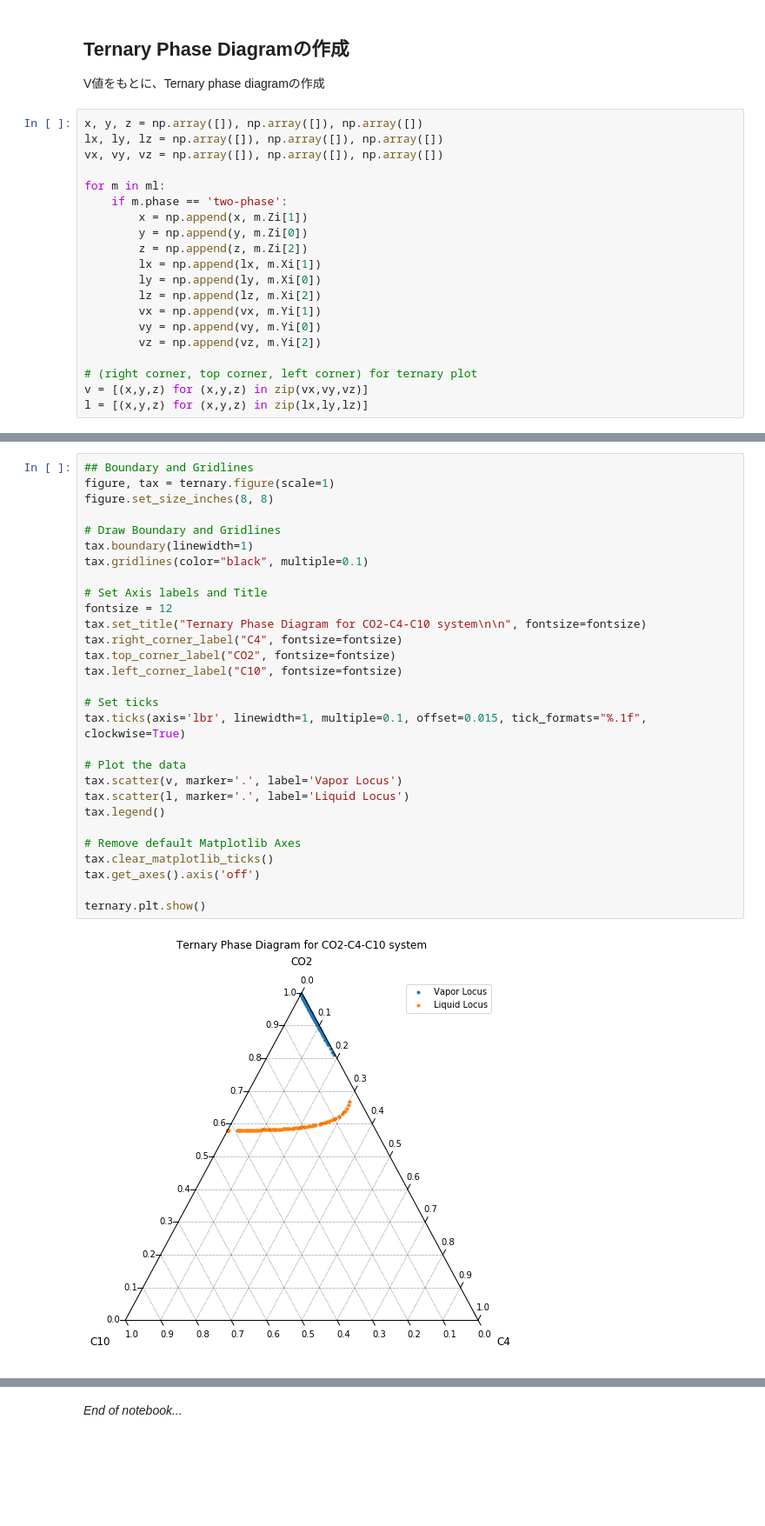
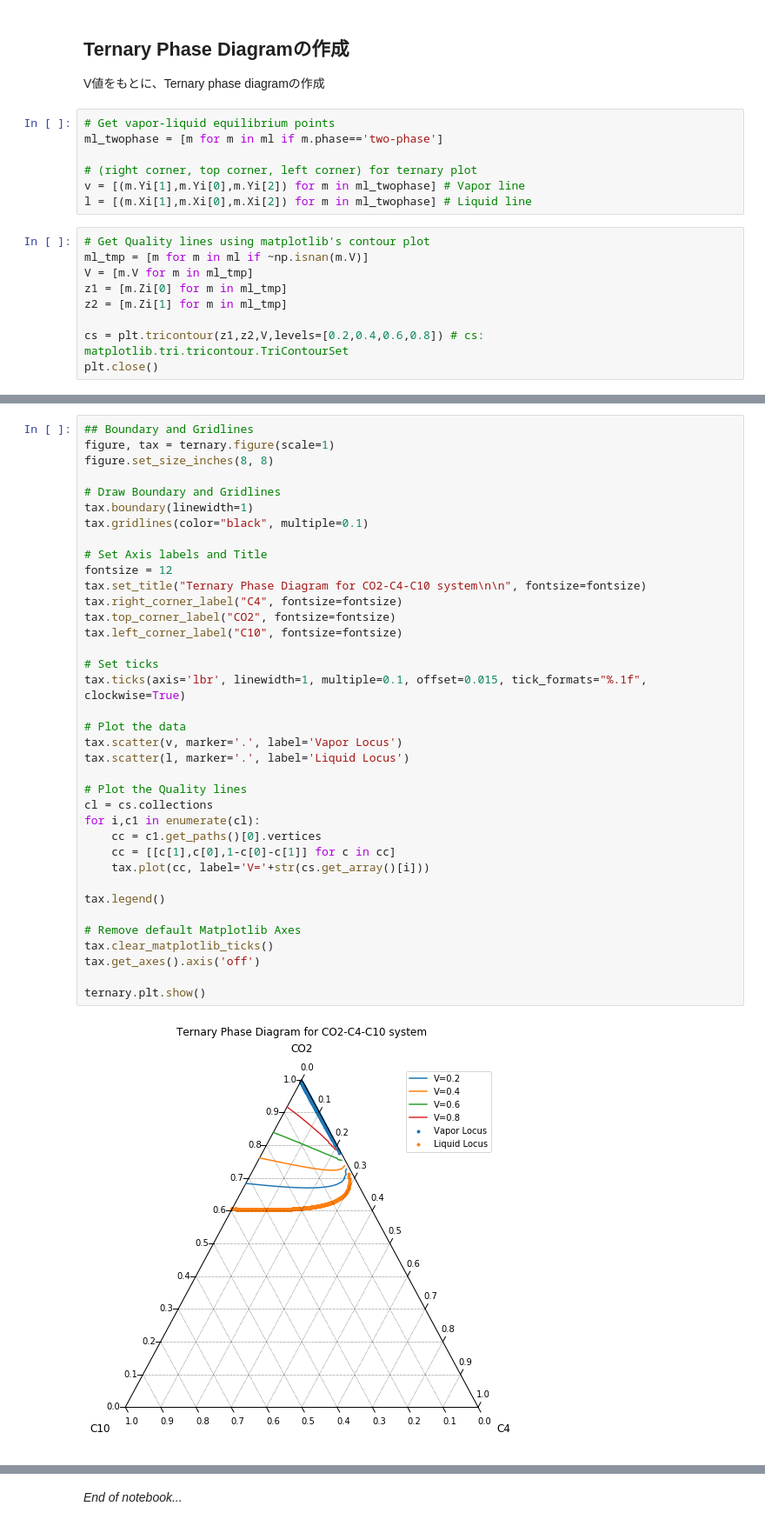
Before and after one commit to mayuneko-re/notebook, a Jupyter notebook: colab/Ternary_Phase_Diagram.ipynb, the cells around one changed output, grey strips where cells are left out. Shown at 87% size. Saved outputs shown, nothing was run; the diff lists cells and outputs as text; blank space fills up the shorter version.

```diff
--- a/colab/Ternary_Phase_Diagram.ipynb
+++ b/colab/Ternary_Phase_Diagram.ipynb
@@ -119,23 +92,19 @@ for Zi in tqdm(Zi_list):
 ## Ternary Phase Diagramの作成
 
 V値をもとに、Ternary phase diagramの作成
-# %%
-x, y, z = np.array([]), np.array([]), np.array([])
-lx, ly, lz = np.array([]), np.array([]), np.array([])
-vx, vy, vz = np.array([]), np.array([]), np.array([])
-
-for m in ml:
-    if m.phase == 'two-phase':
-        x = np.append(x, m.Zi[1])
-        y = np.append(y, m.Zi[0])
-        z = np.append(z, m.Zi[2])
-        lx = np.append(lx, m.Xi[1])
-        ly = np.append(ly, m.Xi[0])
-        lz = np.append(lz, m.Xi[2])
-        vx = np.append(vx, m.Yi[1])
-        vy = np.append(vy, m.Yi[0])
-        vz = np.append(vz, m.Yi[2])
-
-# (right corner, top corner, left corner) for ternary plot
-v = [(x,y,z) for (x,y,z) in zip(vx,vy,vz)]
-l = [(x,y,z) for (x,y,z) in zip(lx,ly,lz)]
+# %%
+# Get vapor-liquid equilibrium points
+ml_twophase = [m for m in ml if m.phase=='two-phase']
+
+# (right corner, top corner, left corner) for ternary plot
+v = [(m.Yi[1],m.Yi[0],m.Yi[2]) for m in ml_twophase] # Vapor line
+l = [(m.Xi[1],m.Xi[0],m.Xi[2]) for m in ml_twophase] # Liquid line
+# %%
+# Get Quality lines using matplotlib's contour plot
+ml_tmp = [m for m in ml if ~np.isnan(m.V)]
+V = [m.V for m in ml_tmp]
+z1 = [m.Zi[0] for m in ml_tmp]
+z2 = [m.Zi[1] for m in ml_tmp]
+
+cs = plt.tricontour(z1,z2,V,levels=[0.2,0.4,0.6,0.8]) # cs: matplotlib.tri.tricontour.TriContourSet
+plt.close()
@@ -142,31 +113,39 @@ l = [(x,y,z) for (x,y,z) in zip(lx,ly,lz)]
 # %%
 ## Boundary and Gridlines
 figure, tax = ternary.figure(scale=1)
 figure.set_size_inches(8, 8)
 
 # Draw Boundary and Gridlines
 tax.boundary(linewidth=1)
 tax.gridlines(color="black", multiple=0.1)
 
 # Set Axis labels and Title
 fontsize = 12
 tax.set_title("Ternary Phase Diagram for CO2-C4-C10 system\n\n", fontsize=fontsize)
 tax.right_corner_label("C4", fontsize=fontsize)
 tax.top_corner_label("CO2", fontsize=fontsize)
 tax.left_corner_label("C10", fontsize=fontsize)
 
 # Set ticks
 tax.ticks(axis='lbr', linewidth=1, multiple=0.1, offset=0.015, tick_formats="%.1f", clockwise=True)
 
 # Plot the data
 tax.scatter(v, marker='.', label='Vapor Locus')
 tax.scatter(l, marker='.', label='Liquid Locus')
+
+# Plot the Quality lines
+cl = cs.collections
+for i,c1 in enumerate(cl):
+    cc = c1.get_paths()[0].vertices
+    cc = [[c[1],c[0],1-c[0]-c[1]] for c in cc]
+    tax.plot(cc, label='V='+str(cs.get_array()[i]))
+
 tax.legend()
 
 # Remove default Matplotlib Axes
 tax.clear_matplotlib_ticks()
 tax.get_axes().axis('off')
 
 ternary.plt.show()
 # %% [output]
-[figure, old version]
+[figure, new version]
```
Also changed, not shown: parts of 7 cells of this notebook.
